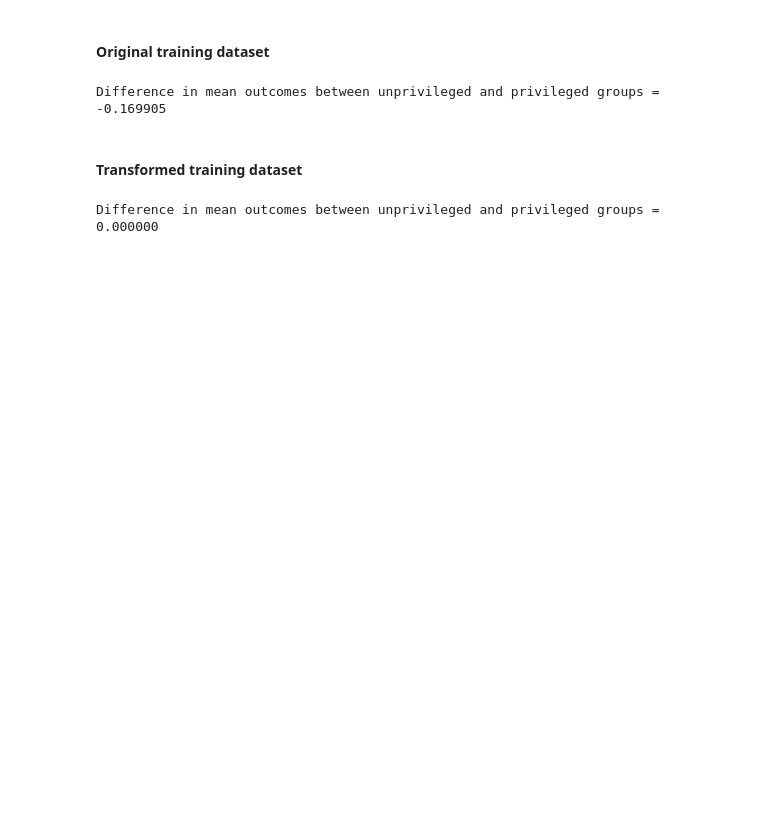
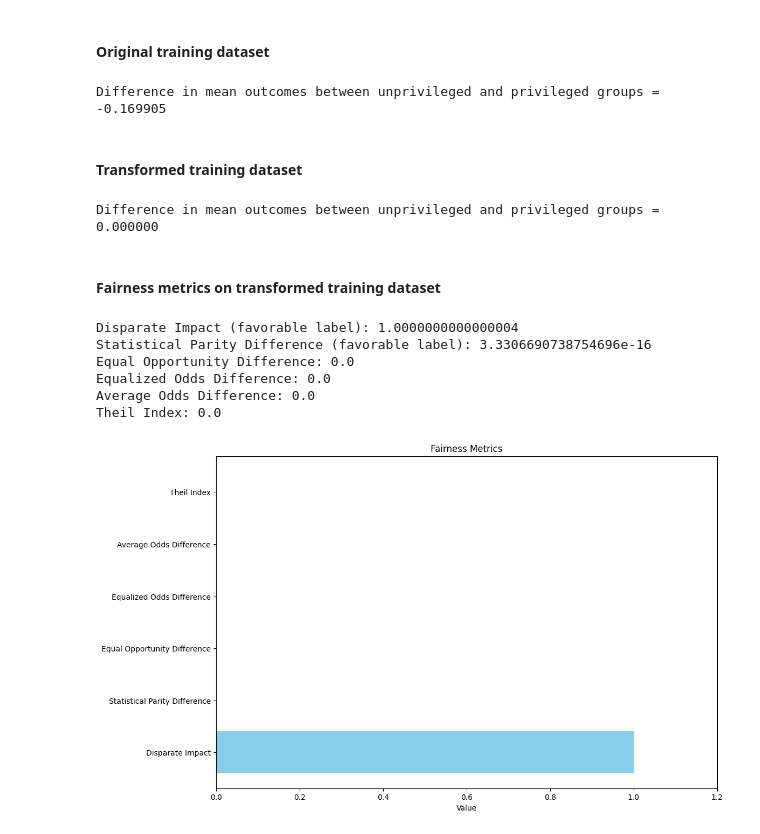
Before and after one commit to JayanaGunaweera01/EthAIAuditHub, a Jupyter notebook: automation/output_notebook_german_credit.ipynb, the cells around one changed output. Cells and saved outputs as stored; diff of their text form; code cells hidden in the pictures; blank space fills up the shorter version.

```diff
--- a/automation/output_notebook_german_credit.ipynb
+++ b/automation/output_notebook_german_credit.ipynb
@@ -1,5 +1,4 @@
 # %%
-# Load all necessary packages
 import sys
 sys.path.insert(1, "../")
 
@@ -13,13 +12,16 @@ time.sleep(20)  # You can adjust the sleep duration based on your needs
 
 from aif360.datasets import GermanDataset
 time.sleep(20)
-from aif360.metrics import BinaryLabelDatasetMetric
+from aif360.metrics import BinaryLabelDatasetMetric, ClassificationMetric
 time.sleep(20)
 from aif360.algorithms.preprocessing import Reweighing
 time.sleep(20)
 
 from IPython.display import Markdown, display
 time.sleep(20)
+
+# Import matplotlib for visualization
+import matplotlib.pyplot as plt
 
 dataset_orig = GermanDataset(
     protected_attribute_names=['age'],           # this dataset also contains protected
@@ -49,6 +51,61 @@ metric_transf_train = BinaryLabelDatasetMetric(dataset_transf_train,
                                                privileged_groups=privileged_groups)
 display(Markdown("#### Transformed training dataset"))
 print("Difference in mean outcomes between unprivileged and privileged groups = %f" % metric_transf_train.mean_difference())
+
+# Additional fairness metrics
+display(Markdown("#### Fairness metrics on transformed training dataset"))
+
+# Disparate Impact
+disparate_impact = metric_transf_train.disparate_impact()
+print("Disparate Impact (favorable label):", disparate_impact)
+
+# Statistical Parity Difference
+statistical_parity_difference = metric_transf_train.statistical_parity_difference()
+print("Statistical Parity Difference (favorable label):", statistical_parity_difference)
+
+# Create a new dataset by applying the same preprocessing steps as the transformed dataset
+dataset_orig_train_pred = RW.transform(dataset_orig_train)
+
+# Classification Metrics
+classified_metric_transf_train = ClassificationMetric(dataset_orig_train_pred,
+                                                      dataset_transf_train,
+                                                      unprivileged_groups=unprivileged_groups,
+                                                      privileged_groups=privileged_groups)
+
+# Equal Opportunity Difference
+equal_opportunity_difference = classified_metric_transf_train.equal_opportunity_difference()
+print("Equal Opportunity Difference:", equal_opportunity_difference)
+
+# Equalized Odds Difference
+equalized_odds_difference = classified_metric_transf_train.equalized_odds_difference()
+print("Equalized Odds Difference:", equalized_odds_difference)
+
+# Average Odds Difference
+average_odds_difference = classified_metric_transf_train.average_odds_difference()
+print("Average Odds Difference:", average_odds_difference)
+
+# Theil Index
+theil_index = classified_metric_transf_train.theil_index()
+print("Theil Index:", theil_index)
+
+# Define function to plot fairness metrics
+def plot_fairness_metrics(disparate_impact, statistical_parity_difference, equal_opportunity_difference,
+                          equalized_odds_difference, average_odds_difference, theil_index):
+    labels = ['Disparate Impact', 'Statistical Parity Difference', 'Equal Opportunity Difference',
+              'Equalized Odds Difference', 'Average Odds Difference', 'Theil Index']
+    metrics = [disparate_impact, statistical_parity_difference, equal_opportunity_difference,
+               equalized_odds_difference, average_odds_difference, theil_index]
+
+    plt.figure(figsize=(12, 8))
+    plt.barh(labels, metrics, color='skyblue')
+    plt.title('Fairness Metrics')
+    plt.xlabel('Value')
+    plt.xlim(0, max(metrics) * 1.2)  # Adjust xlim for better visualization
+    plt.show()
+
+# Plot fairness metrics
+plot_fairness_metrics(disparate_impact, statistical_parity_difference, equal_opportunity_difference,
+                      equalized_odds_difference, average_odds_difference, theil_index)
 # %% [output]
 WARNING:root:
 `load_boston` has been removed from scikit-learn since version 1.2.
@@ -70,4 +127,12 @@ To enable the following instructions: AVX2 FMA, in other operations, rebuild Ten
 #### Original training dataset
 Difference in mean outcomes between unprivileged and privileged groups = -0.169905
 #### Transformed training dataset
 Difference in mean outcomes between unprivileged and privileged groups = 0.000000
+#### Fairness metrics on transformed training dataset
+Disparate Impact (favorable label): 1.0000000000000004
+Statistical Parity Difference (favorable label): 3.3306690738754696e-16
+Equal Opportunity Difference: 0.0
+Equalized Odds Difference: 0.0
+Average Odds Difference: 0.0
+Theil Index: 0.0
+[figure, added]
```
Also changed, not shown: parts of 1 cell of this notebook.
